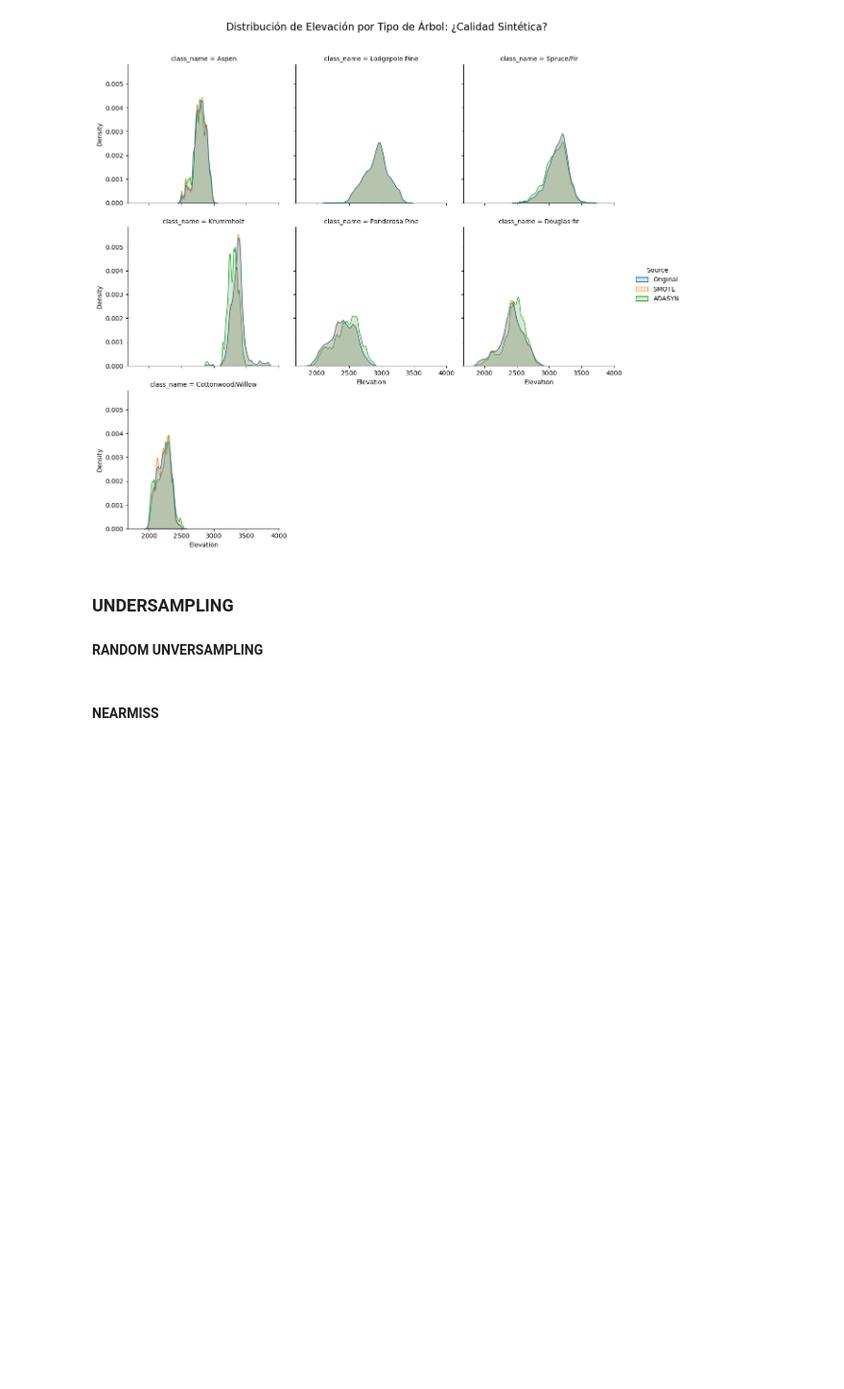
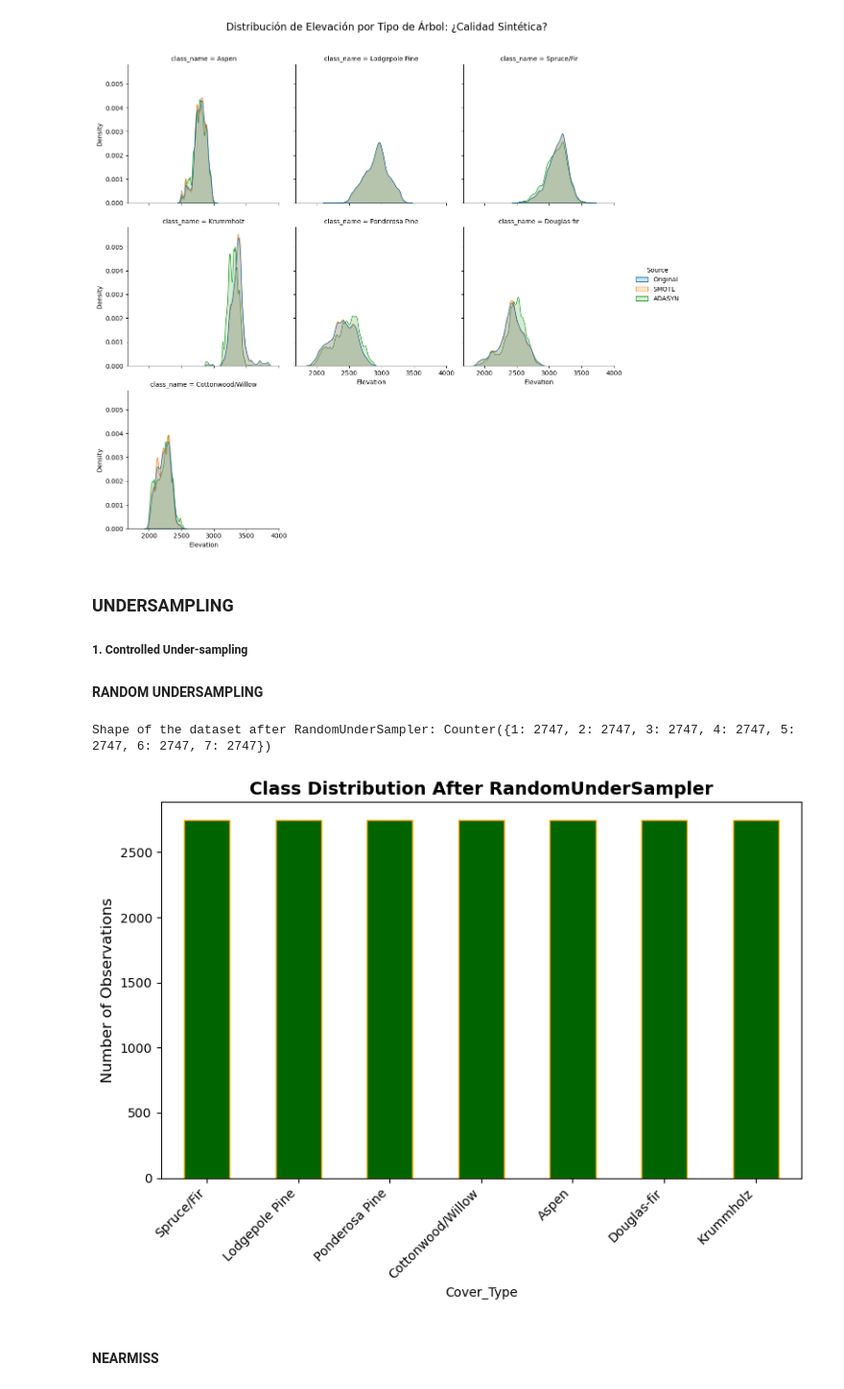
Before and after one commit to ineguiluz1/Forest-Covertype-Prediction-AML, a Jupyter notebook: notebooks/imbalance_analysis_and_mitigation.ipynb, the cells around one changed output. Shown at 96% size. Saved outputs shown, nothing was run; the diff lists cells and outputs as text; code cells hidden in the pictures; blank space fills up the shorter version.

Commit message:
Controlled Under-sampling pt1.

```diff
--- a/notebooks/imbalance_analysis_and_mitigation.ipynb
+++ b/notebooks/imbalance_analysis_and_mitigation.ipynb
@@ -177,6 +179,28 @@ plt.show()
 # %% [markdown]
 ### UNDERSAMPLING
 
-#### RANDOM UNVERSAMPLING
+##### 1. Controlled Under-sampling
+
+#### RANDOM UNDERSAMPLING
+# %%
+from imblearn.under_sampling import RandomUnderSampler
+
+undersampler = RandomUnderSampler(random_state=0)
+x_under, y_under = undersampler.fit_resample(X,y)
+
+print(f"Shape of the dataset after RandomUnderSampler: {Counter(y_under)}")
+# %% [output]
+Shape of the dataset after RandomUnderSampler: Counter({1: 2747, 2: 2747, 3: 2747, 4: 2747, 5: 2747, 6: 2747, 7: 2747})
+# %%
+resampled_counts = pd.Series(y_under).map(covertype_class).value_counts()
+plt.figure(figsize=(8, 6))
+resampled_counts.plot(kind='bar', color='darkgreen', edgecolor='orange')
+plt.title('Class Distribution After RandomUnderSampler', fontsize=14, fontweight='bold')
+plt.ylabel('Number of Observations', fontsize=12)
+plt.xticks(rotation=45, ha='right')
+plt.tight_layout()
+plt.show()
+# %% [output]
+[figure, added]
 # %% [markdown]
 #### NEARMISS
```
Also changed, not shown: parts of 4 cells of this notebook.
